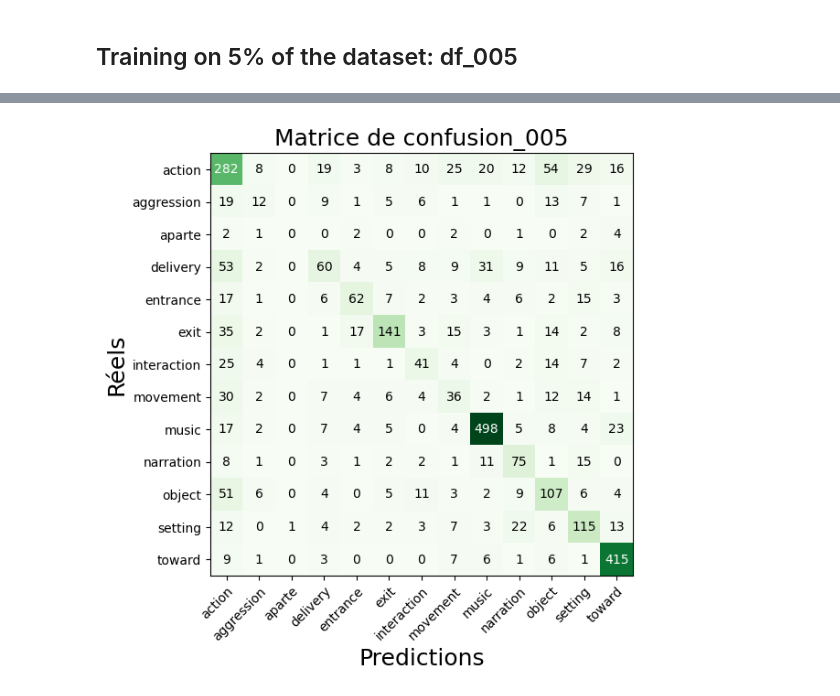
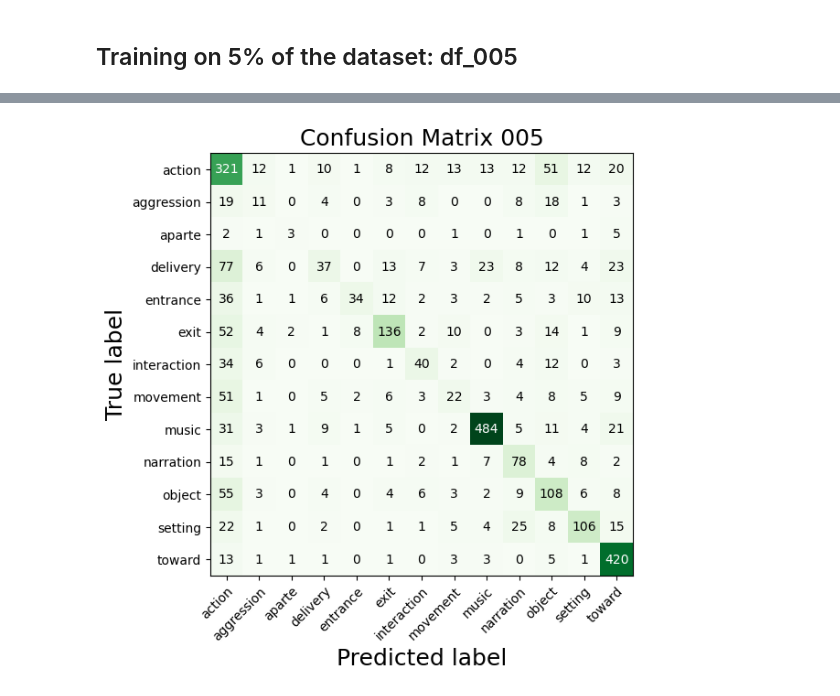
Before and after one commit to thealtres/stage-direction-classif-french-transfer-learning, a Jupyter notebook: notebooks/scikit-learn_algorithms/scikit-learn_clean.ipynb, the cells around one changed output, grey strips where cells are left out. Cells and saved outputs as stored; diff of their text form; code cells hidden in the pictures.

```diff
--- a/notebooks/scikit-learn_algorithms/scikit-learn_clean.ipynb
+++ b/notebooks/scikit-learn_algorithms/scikit-learn_clean.ipynb
@@ -240,9 +241,9 @@ plt.show()
 # %% [markdown]
 ## Training on 50% of the dataset: df_050
 # %%
-df_050_train = pd.read_csv("data-common/train_050/AS13_stgdir_labelGeneric_trainvalid_50-train.csv")
-df_050_valid = pd.read_csv("data-common/train_050/AS13_stgdir_labelGeneric_trainvalid_50-valid.csv")
-df_050_test = pd.read_csv("data-common/train_050/AS13_stgdir_labelGeneric_trainvalid_50-test.csv")
+df_050_train = pd.read_csv("../../train_data/train_050/stgdir_labelGeneric_trainvalid_50-train.csv")
+df_050_valid = pd.read_csv("../../train_data/train_050/stgdir_labelGeneric_trainvalid_50-valid.csv")
+df_050_test = pd.read_csv("../../train_data/train_050/stgdir_labelGeneric_trainvalid_50-test.csv")
 # %%
 X_train_050 = df_050_train[['text']]
 y_train_050 = df_050_train.label
@@ -315,9 +318,9 @@ plt.show()
 # %% [markdown]
 ## Training on 25% of the dataset: df_025
 # %%
-df_025_train = pd.read_csv("data-common/train_025/AS13_stgdir_labelGeneric_trainvalid_25-train.csv")
-df_025_valid = pd.read_csv("data-common/train_025/AS13_stgdir_labelGeneric_trainvalid_25-valid.csv")
-df_025_test = pd.read_csv("data-common/train_025/AS13_stgdir_labelGeneric_trainvalid_25-test.csv")
+df_025_train = pd.read_csv("../../train_data/train_025/stgdir_labelGeneric_trainvalid_25-train.csv")
+df_025_valid = pd.read_csv("../../train_data/train_025/stgdir_labelGeneric_trainvalid_25-valid.csv")
+df_025_test = pd.read_csv("../../train_data/train_025/stgdir_labelGeneric_trainvalid_25-test.csv")
 # %%
 X_train_025 = df_025_train[['text']]
 y_train_025 = df_025_train.label
@@ -390,9 +395,9 @@ plt.show()
 # %% [markdown]
 ## Training on 10% of the dataset: df_010
 # %%
-df_010_train = pd.read_csv("data-common/train_010/AS13_stgdir_labelGeneric_trainvalid_10-train.csv")
-df_010_valid = pd.read_csv("data-common/train_010/AS13_stgdir_labelGeneric_trainvalid_10-valid.csv")
-df_010_test = pd.read_csv("data-common/train_010/AS13_stgdir_labelGeneric_trainvalid_10-test.csv")
+df_010_train = pd.read_csv("../../train_data/train_010/stgdir_labelGeneric_trainvalid_10-train.csv")
+df_010_valid = pd.read_csv("../../train_data/train_010/stgdir_labelGeneric_trainvalid_10-valid.csv")
+df_010_test = pd.read_csv("../../train_data/train_010/stgdir_labelGeneric_trainvalid_10-test.csv")
 # %%
 X_train_010 = df_010_train[['text']]
 y_train_010 = df_010_train.label
@@ -465,9 +472,9 @@ plt.show()
 # %% [markdown]
 ## Training on 5% of the dataset: df_005
 # %%
-df_005_train = pd.read_csv("data-common/train_005/AS13_stgdir_labelGeneric_5-train.csv")
-df_005_valid = pd.read_csv("data-common/train_005/AS13_stgdir_labelGeneric_5-valid.csv")
-df_005_test = pd.read_csv("data-common/train_005/AS13_stgdir_labelGeneric_5-test.csv")
+df_005_train = pd.read_csv("../../train_data/train_005/stgdir_labelGeneric_5-train.csv")
+df_005_valid = pd.read_csv("../../train_data/train_005/stgdir_labelGeneric_5-valid.csv")
+df_005_test = pd.read_csv("../../train_data/train_005/stgdir_labelGeneric_5-test.csv")
 # %%
 X_train_005 = df_005_train[['text']]
 y_train_005 = df_005_train.label
@@ -518,22 +525,23 @@ weighted avg     0.6250    0.6309    0.6226      2923
 # %%
 from mlxtend.plotting import plot_confusion_matrix
 conf_matrix = confusion_matrix(y_test_005, y_pred_005)
 fig, ax = plot_confusion_matrix(conf_mat=conf_matrix, figsize=(6, 6), cmap=plt.cm.Greens, class_names=sorted(['entrance',
  'music',
  'interaction',
  'movement',
  'action',
  'setting',
  'exit',
  'delivery',
  'object',
  'toward',
  'narration',
  'aparte',
  'aggression']))
-plt.xlabel('Predictions', fontsize=18)
-plt.ylabel('Réels', fontsize=18)
-plt.title('Matrice de confusion_005', fontsize=18)
-plt.show()
+plt.xlabel('Predicted label', fontsize=18)
+plt.ylabel('True label', fontsize=18)
+plt.title('Confusion Matrix 005', fontsize=18)
+# plt.show()
+plt.savefig("../../notebooks/scikit-learn_algorithms/confusion_matrices/sgd_confmatrix_005.pdf", format='pdf', bbox_inches='tight')
 # %% [output]
-[figure, old version]
+[figure, new version]
```
Also changed, not shown: parts of 13 cells of this notebook, 5 other files.
